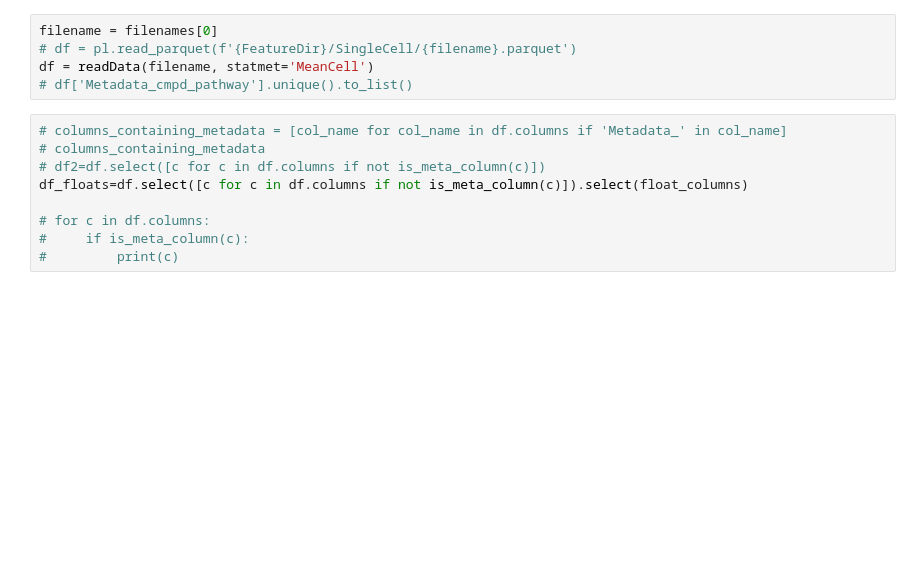
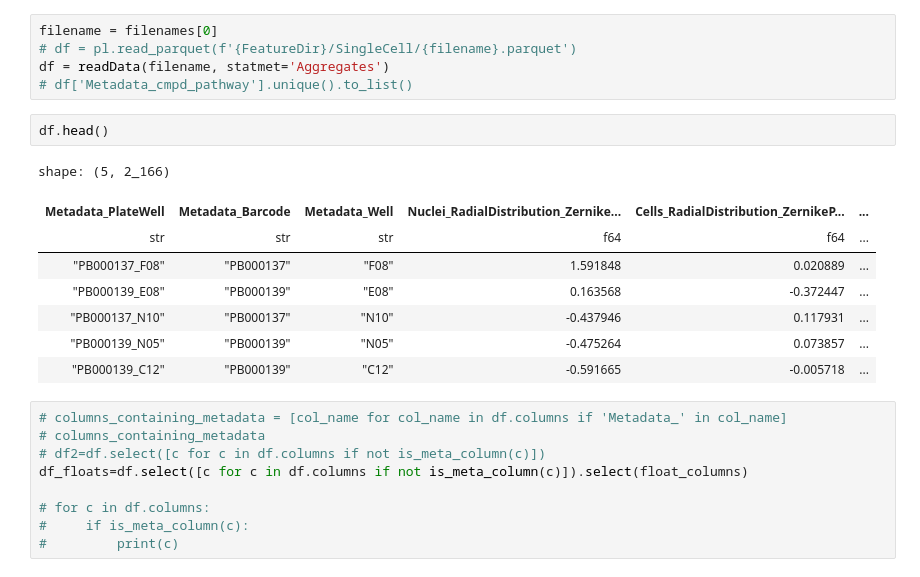
Before and after one commit to pharmbio/colopaint3D, a Jupyter notebook: python/2_PCAUMAP_MOA_test.ipynb, the cells around one changed output. Saved outputs shown, nothing was run; the diff lists cells and outputs as text; blank space fills up the shorter version.

```diff
--- a/python/2_PCAUMAP_MOA_test.ipynb
+++ b/python/2_PCAUMAP_MOA_test.ipynb
@@ -226,8 +262,19 @@ def makeUMAP(df, name='', statmet='SingleCell' , nn = 200, is_supervised=True, n
 # %%
 filename = filenames[0]
 # df = pl.read_parquet(f'{FeatureDir}/SingleCell/{filename}.parquet')
-df = readData(filename, statmet='MeanCell')
+df = readData(filename, statmet='Aggregates')
 # df['Metadata_cmpd_pathway'].unique().to_list()
+# %%
+df.head()
+# %% [output]
+shape: (5, 2_166)
+| Metadata_PlateWell | Metadata_Barcode | Metadata_Well | Nuclei_RadialDistribution_Zernike... | Cells_RadialDistribution_ZernikeP... | ... |
+| str | str | str | f64 | f64 | ... |
+| "PB000137_F08" | "PB000137" | "F08" | 1.591848 | 0.020889 | ... |
+| "PB000139_E08" | "PB000139" | "E08" | 0.163568 | -0.372447 | ... |
+| "PB000137_N10" | "PB000137" | "N10" | -0.437946 | 0.117931 | ... |
+| "PB000139_N05" | "PB000139" | "N05" | -0.475264 | 0.073857 | ... |
+| "PB000139_C12" | "PB000139" | "C12" | -0.591665 | -0.005718 | ... |
 # %%
 # columns_containing_metadata = [col_name for col_name in df.columns if 'Metadata_' in col_name]
 # columns_containing_metadata
```
Also changed, not shown: parts of 20 cells of this notebook, 1 other file.
